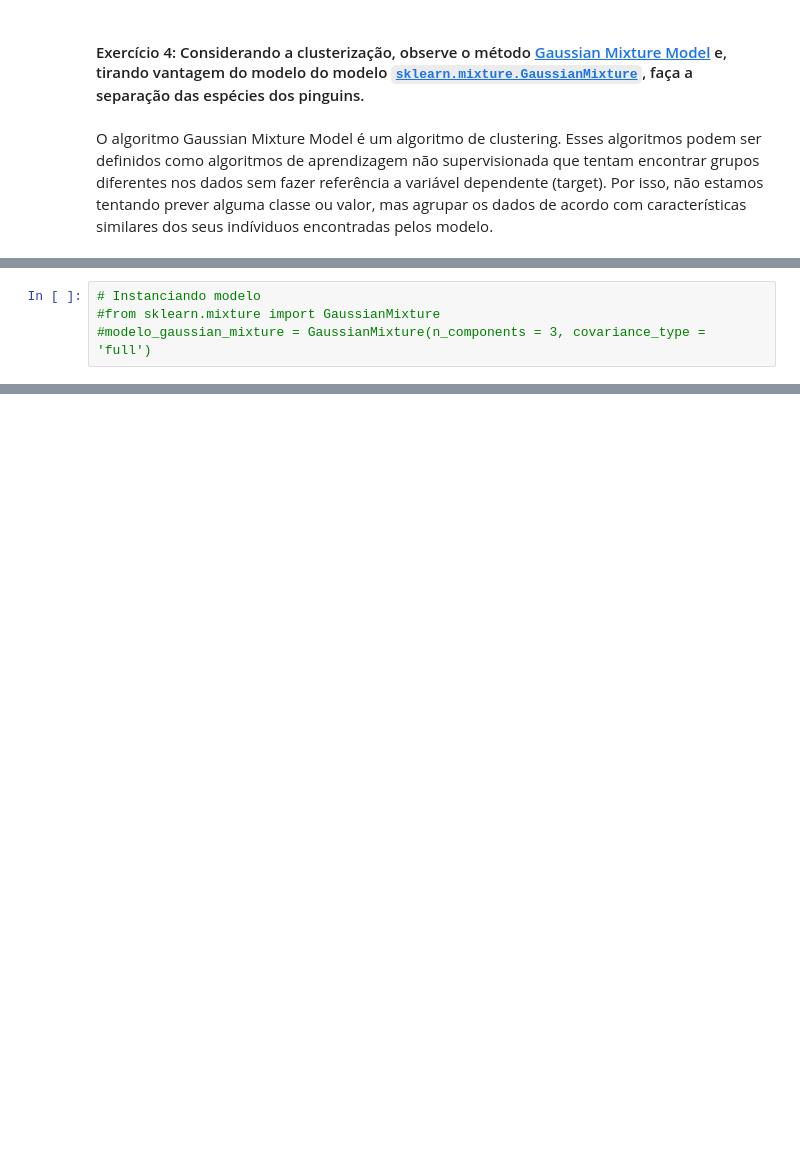
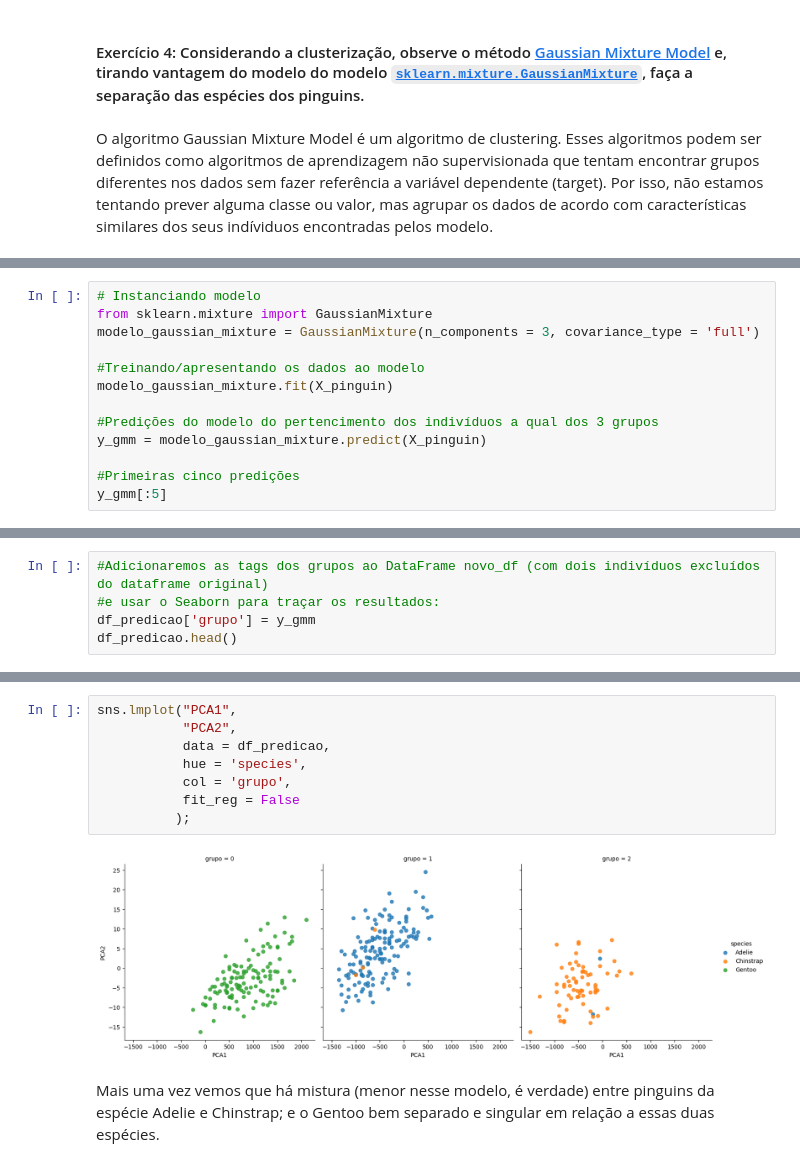
Before and after one commit to Fabiano23/digital_house, a Jupyter notebook: Módulo1/M2A27-INTRO_ML/M2A27_PRATICA_INDEPENDENTE_INTRO_ML.ipynb, the cells around one changed output, grey strips where cells are left out. Saved outputs shown, nothing was run; the diff lists cells and outputs as text; blank space fills up the shorter version.

```diff
--- a/Módulo1/M2A27-INTRO_ML/M2A27_PRATICA_INDEPENDENTE_INTRO_ML.ipynb
+++ b/Módulo1/M2A27-INTRO_ML/M2A27_PRATICA_INDEPENDENTE_INTRO_ML.ipynb
@@ -264,4 +261,13 @@ n_components = o número de grupos que o modelo irá gerar
 # %%
 # Instanciando modelo
-#from sklearn.mixture import GaussianMixture
-#modelo_gaussian_mixture = GaussianMixture(n_components = 3, covariance_type = 'full')
+from sklearn.mixture import GaussianMixture
+modelo_gaussian_mixture = GaussianMixture(n_components = 3, covariance_type = 'full')
+
+#Treinando/apresentando os dados ao modelo
+modelo_gaussian_mixture.fit(X_pinguin)
+
+#Predições do modelo do pertencimento dos indivíduos a qual dos 3 grupos
+y_gmm = modelo_gaussian_mixture.predict(X_pinguin)
+
+#Primeiras cinco predições
+y_gmm[:5]
@@ -267,0 +276,5 @@ n_components = o número de grupos que o modelo irá gerar
+# %%
+#Adicionaremos as tags dos grupos ao DataFrame novo_df (com dois indivíduos excluídos do dataframe original)
+#e usar o Seaborn para traçar os resultados:
+df_predicao['grupo'] = y_gmm
+df_predicao.head()
@@ -267,0 +290,12 @@ n_components = o número de grupos que o modelo irá gerar
+# %%
+sns.lmplot("PCA1",
+           "PCA2",
+           data = df_predicao,
+           hue = 'species',
+           col = 'grupo',
+           fit_reg = False
+          );
+# %% [output]
+[figure, added]
+# %% [markdown]
+Mais uma vez vemos que há mistura (menor nesse modelo, é verdade) entre pinguins da espécie Adelie e Chinstrap; e o Gentoo bem separado e singular em relação a essas duas espécies.
```
Also changed, not shown: parts of 10 cells of this notebook.
